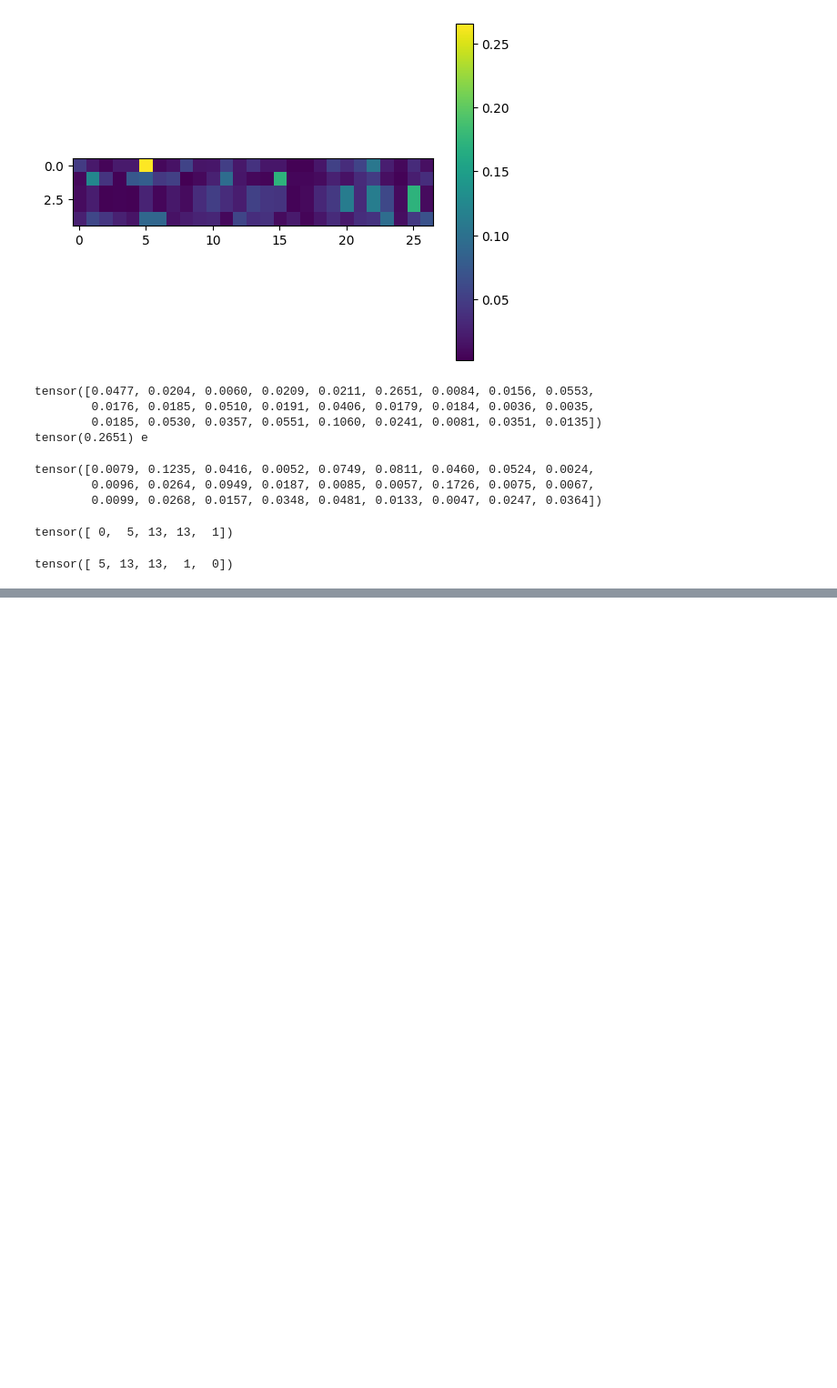
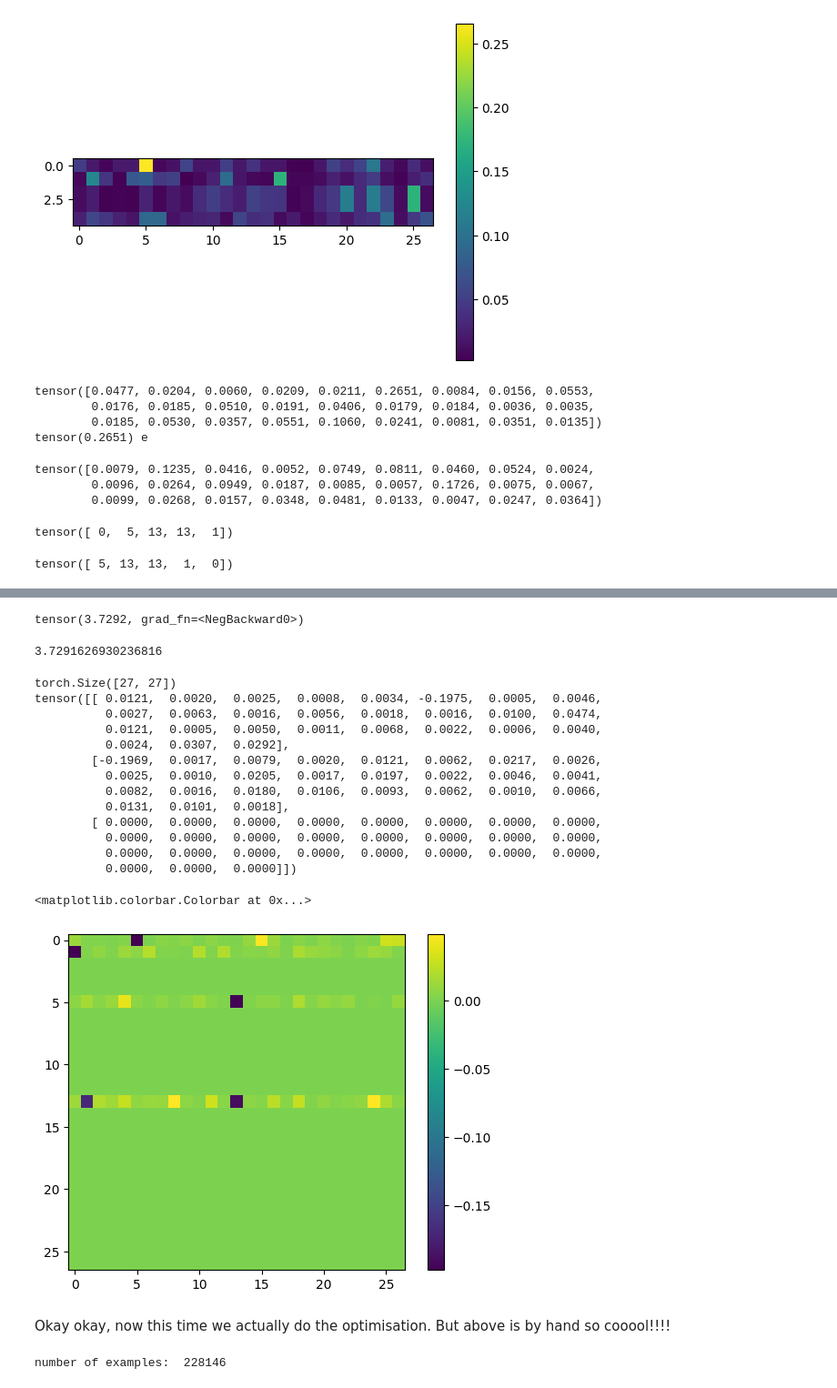
Before and after one commit to Antimatter543/karpathy-NN-lectures, a Jupyter notebook: 2 - makemore/makemore.ipynb, the cells around one changed output, grey strips where cells are left out. Shown: that part at 91% size. Drawn from its saved outputs; the diff is of its cells as text; code cells hidden in the pictures; blank space fills up the shorter version.

Commit message:
OPTIMISATION COMPLETE, INITIAL NEURAL NETWORK MADE!! Forward passed, nll loss found, backpropped, updated weights. BOOM!

```diff
--- a/2 - makemore/makemore.ipynb
+++ b/2 - makemore/makemore.ipynb
@@ -480,0 +530,14 @@ probs = counts / counts.sum(1, keepdims=True) # probabilities for next character
+# %%
+# randomly initialize 27 neurons' weights. each neuron receives 27 inputs
+g = torch.Generator().manual_seed(2147483647)
+W = torch.randn((27, 27), generator=g, requires_grad=True) # new weights, so don't expect same as above
+# %%
+# Forward pass
+xenc = F.one_hot(xs, num_classes=27).float() # input to the network: one-hot encoding
+logits = xenc @ W # predict log-counts
+counts = logits.exp() # counts, equivalent to N
+probs = counts / counts.sum(1, keepdims=True) # probabilities for next character
+loss = -probs[torch.arange(5), ys].log().mean()
+loss
+# %% [output]
+tensor(3.7292, grad_fn=<NegBackward0>)
@@ -480,0 +564,37 @@ probs = counts / counts.sum(1, keepdims=True) # probabilities for next character
+# %%
+print(loss.item())
+# %% [output]
+3.7291626930236816
+# %%
+# backward pass - set grads to 0 or 0, and then update the gradients!
+W.grad = None # set zero to grad, None is more efficient
+loss.backward() # remember to have our requires_grad = True in our Weights!!
+# Loss is magic. We just created a full computation graph of every operation done to get to loss,
+# and then it fills the gradients of EVERYTHING, all the way back to W, our weights!!
+# %%
+# Exploration of W.grad -- not part of the actual training pipeline hehe
+print(W.grad.shape)
+print(W.grad[:3, :]) # Truncated for less notebook clutter
+"""That's magic. Look at W[0,0] for instance: 0.0121.
+That's basically saying that this weight increases loss, if you gave it a little W[0,0] += h nudge.
+And there's some negatives too. So += h them, would result in a lower loss.
+Incredible. """
+
+
+plt.colorbar(plt.imshow(W.grad)) # So fucking cool. Purples are -ve -> so increasing them reduces loss, ... Wow
+# %% [output]
+torch.Size([27, 27])
+tensor([[ 0.0121,  0.0020,  0.0025,  0.0008,  0.0034, -0.1975,  0.0005,  0.0046,
+          0.0027,  0.0063,  0.0016,  0.0056,  0.0018,  0.0016,  0.0100,  0.0474,
+          0.0121,  0.0005,  0.0050,  0.0011,  0.0068,  0.0022,  0.0006,  0.0040,
+          0.0024,  0.0307,  0.0292],
+        [-0.1969,  0.0017,  0.0079,  0.0020,  0.0121,  0.0062,  0.0217,  0.0026,
+          0.0025,  0.0010,  0.0205,  0.0017,  0.0197,  0.0022,  0.0046,  0.0041,
+          0.0082,  0.0016,  0.0180,  0.0106,  0.0093,  0.0062,  0.0010,  0.0066,
+          0.0131,  0.0101,  0.0018],
+        [ 0.0000,  0.0000,  0.0000,  0.0000,  0.0000,  0.0000,  0.0000,  0.0000,
+          0.0000,  0.0000,  0.0000,  0.0000,  0.0000,  0.0000,  0.0000,  0.0000,
+          0.0000,  0.0000,  0.0000,  0.0000,  0.0000,  0.0000,  0.0000,  0.0000,
+          0.0000,  0.0000,  0.0000]])
+<matplotlib.colorbar.Colorbar at 0x...>
+[figure, added]
@@ -480,0 +605,22 @@ probs = counts / counts.sum(1, keepdims=True) # probabilities for next character
+# %% [markdown]
+Okay okay, now this time we actually do the optimisation. But above is by hand so cooool!!!!
+# %%
+# create the dataset
+xs, ys = [], []
+for w in words:
+  chs = ['.'] + list(w) + ['.']
+  for ch1, ch2 in zip(chs, chs[1:]):
+    ix1 = string_to_int[ch1]
+    ix2 = string_to_int[ch2]
+    xs.append(ix1)
+    ys.append(ix2)
+xs = torch.tensor(xs)
+ys = torch.tensor(ys)
+num = xs.nelement()
+print('number of examples: ', num)
+
+# initialize the 'network'
+g = torch.Generator().manual_seed(2147483647)
+W = torch.randn((27, 27), generator=g, requires_grad=True)
+# %% [output]
+number of examples:  228146
```
Also changed, not shown: parts of 10 cells of this notebook.
